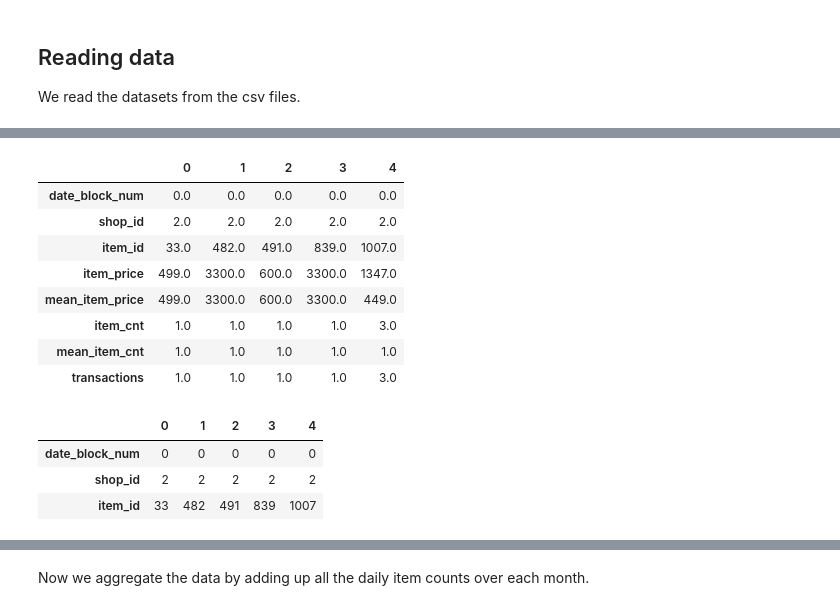
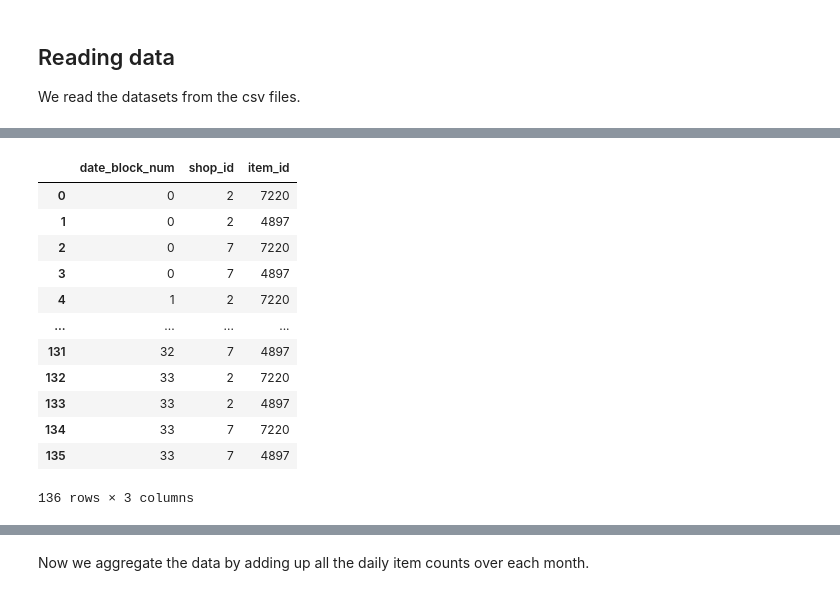
Before and after one commit to aitor-perez/kaggle, a Jupyter notebook: future-sales/time-series.ipynb, the cells around one changed output, grey strips where cells are left out. Saved outputs shown, nothing was run; the diff lists cells and outputs as text; code cells hidden in the pictures.

Commit message:
Updated time series approach and corrected small bugs

```diff
--- a/future-sales/time-series.ipynb
+++ b/future-sales/time-series.ipynb
@@ -10,27 +10,20 @@ We read the datasets from the csv files.
 # Basic packages
 import numpy as np
 import pandas as pd
-import random as rd
-import datetime
 
 import matplotlib.pyplot as plt
 import seaborn as sns
 
-import time
+# Time series packages
+import catboost
+from catboost import CatBoostRegressor
+from catboost import Pool
 
-# Time series packages
+from sklearn.metrics import mean_squared_error
 
-from statsmodels.tsa.arima_model import ARIMA
-from statsmodels.tsa.statespace.sarimax import SARIMAX
-from pandas.plotting import autocorrelation_plot
-from statsmodels.tsa.stattools import adfuller, acf, pacf,arma_order_select_ic
-import statsmodels.formula.api as smf
-import statsmodels.tsa.api as smt
-import statsmodels.api as sm
-import scipy.stats as scs
+sales = pd.read_csv('data/sales_train.csv', parse_dates=['date'], dtype={
+    'date': 'str', 'date_block_num': 'int32', 'shop_id': 'int32', 'item_id': 'int32',
+    'item_price': 'float32', 'item_cnt_day': 'int32'
+})
 
-sales = pd.read_csv('data/sales_train.csv')
-items = pd.read_csv('data/items.csv')
-test = pd.read_csv('data/test.csv')
-
-sales.head().T
+test = pd.read_csv('data/test.csv', dtype={'ID': 'int32', 'shop_id': 'int32', 'item_id': 'int32'})
@@ -47,4 +29,0 @@ We convert the date into a datetime object.
-# %%
-sales['date'] = pd.to_datetime(sales['date'], format="%d.%m.%Y")
-
-sales.info()
@@ -65,8 +30,11 @@ memory usage: 134.4 MB
+# %%
+shop_ids = [2, 7]
+item_ids = [4897, 7220]
+sales = sales.query('shop_id == @shop_ids and item_id == @item_ids')
 # %%
 # We keep only shops and items present in the test dataset
 test_shop_ids = test['shop_id'].unique()
 test_item_ids = test['item_id'].unique()
 
-sales = sales[(sales['shop_id'].isin(test_shop_ids)) & sales['item_id'].isin(test_item_ids)]
-
-sales.head().T
+sales = sales[sales['shop_id'].isin(test_shop_ids)]
+sales = sales[sales['item_id'].isin(test_item_ids)]
@@ -85,40 +45,38 @@ monthly_sales = monthly_sales.agg({'item_price': ['sum', 'mean'], 'item_cnt_day'
 
 # And rename the columns
 monthly_sales.columns = ['date_block_num', 'shop_id', 'item_id', 'item_price', 'mean_item_price', 'item_cnt', 'mean_item_cnt', 'transactions']
-
-monthly_sales.head().T
-# %% [output]
-|  | 0 | 1 | 2 | 3 | 4 |
-| date_block_num | 0.0 | 0.0 | 0.0 | 0.0 | 0.0 |
-| shop_id | 2.0 | 2.0 | 2.0 | 2.0 | 2.0 |
-| item_id | 33.0 | 482.0 | 491.0 | 839.0 | 1007.0 |
-| item_price | 499.0 | 3300.0 | 600.0 | 3300.0 | 1347.0 |
-| mean_item_price | 499.0 | 3300.0 | 600.0 | 3300.0 | 449.0 |
-| item_cnt | 1.0 | 1.0 | 1.0 | 1.0 | 3.0 |
-| mean_item_cnt | 1.0 | 1.0 | 1.0 | 1.0 | 1.0 |
-| transactions | 1.0 | 1.0 | 1.0 | 1.0 | 3.0 |
 # %%
 n_months = 34
 date_block_nums = range(n_months)
 
 shop_ids = monthly_sales['shop_id'].unique()
 
 full_sales = []
 for date_block_num in date_block_nums:
     for shop_id in shop_ids:
         shop_monthly_sales = monthly_sales[monthly_sales['shop_id'] == shop_id]
 
         item_ids = shop_monthly_sales['item_id'].unique()
         for item_id in item_ids:
             full_sales.append([date_block_num, shop_id, item_id])
 
 full_sales = pd.DataFrame(full_sales, columns=['date_block_num', 'shop_id', 'item_id'])
 
 full_sales.head().T
+full_sales
 # %% [output]
-|  | 0 | 1 | 2 | 3 | 4 |
-| date_block_num | 0 | 0 | 0 | 0 | 0 |
-| shop_id | 2 | 2 | 2 | 2 | 2 |
-| item_id | 33 | 482 | 491 | 839 | 1007 |
+|  | date_block_num | shop_id | item_id |
+| 0 | 0 | 2 | 7220 |
+| 1 | 0 | 2 | 4897 |
+| 2 | 0 | 7 | 7220 |
+| 3 | 0 | 7 | 4897 |
+| 4 | 1 | 2 | 7220 |
+| ... | ... | ... | ... |
+| 131 | 32 | 7 | 4897 |
+| 132 | 33 | 2 | 7220 |
+| 133 | 33 | 2 | 4897 |
+| 134 | 33 | 7 | 7220 |
+| 135 | 33 | 7 | 4897 |
+136 rows × 3 columns
 # %%
 monthly_sales = pd.merge(full_sales, monthly_sales, on=['date_block_num','shop_id','item_id'], how='left').fillna(0)
```
Also changed, not shown: parts of 55 cells of this notebook.
